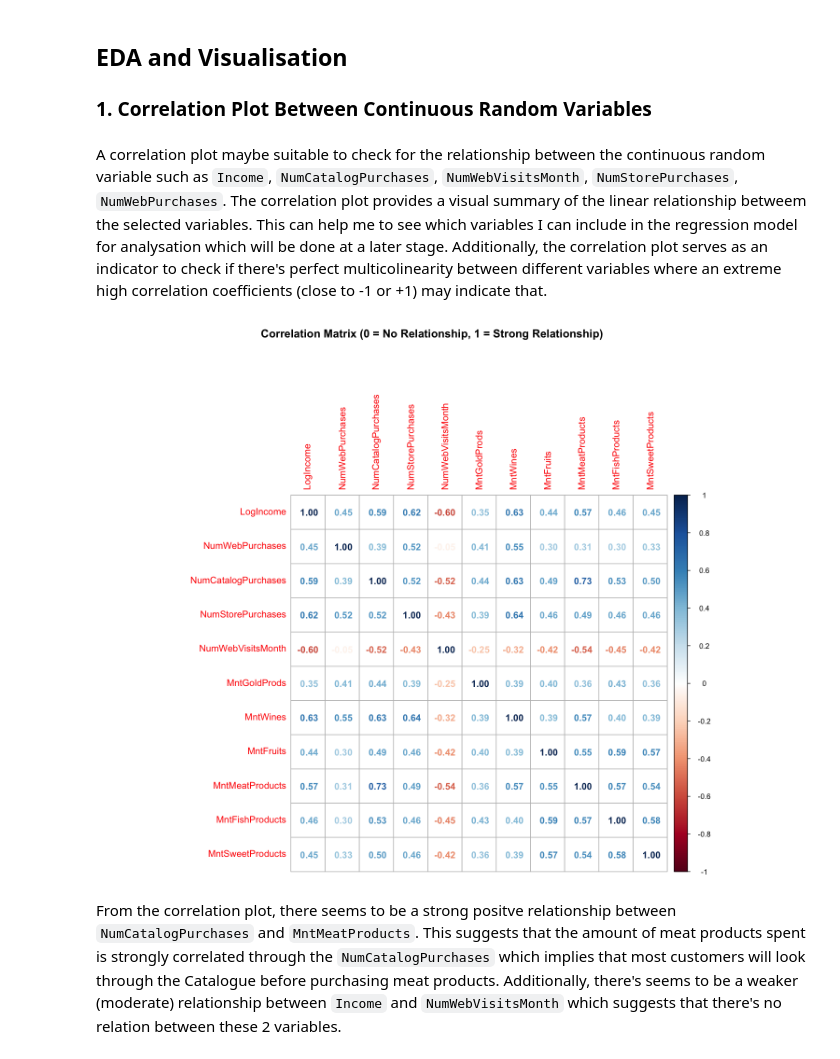
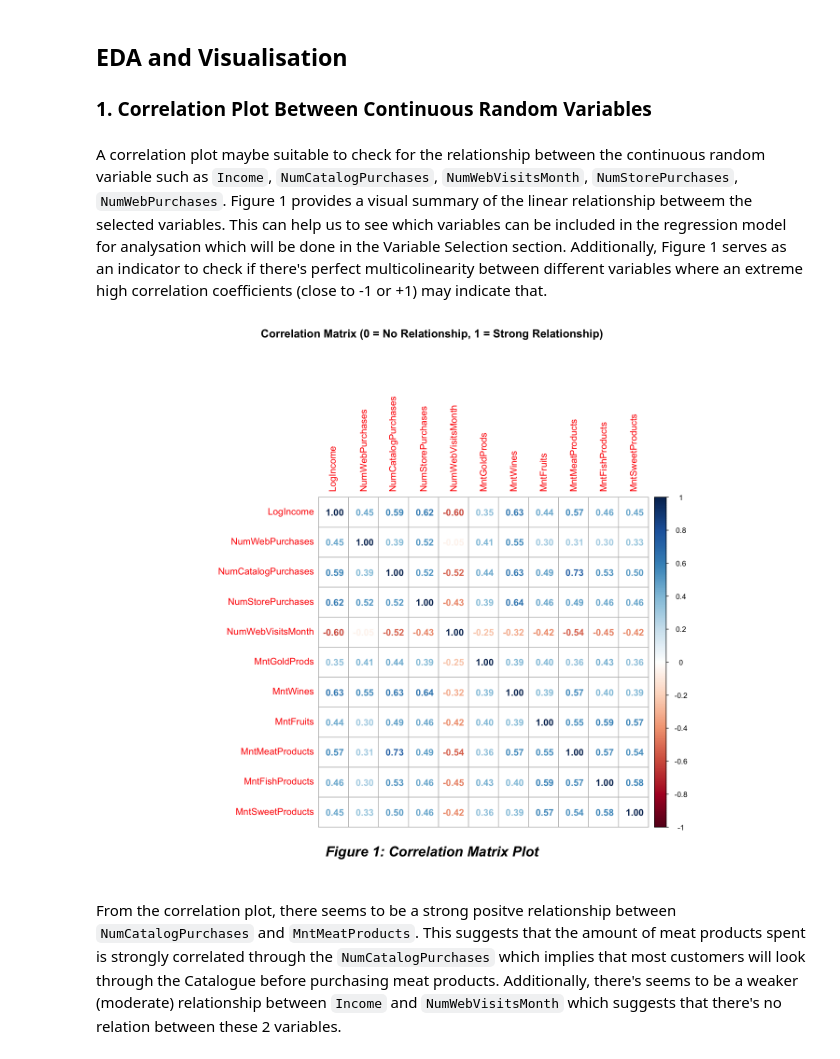
Before and after one commit to DrakenRaptor/STAT301_ProjectGrp26, a Jupyter notebook: STAT301 Grp 26 Project Final.ipynb, the cells around one changed output. Cells and saved outputs as stored; diff of their text form; code cells hidden in the pictures.

```diff
--- a/STAT301 Grp 26 Project Final.ipynb
+++ b/STAT301 Grp 26 Project Final.ipynb
@@ -310,30 +310,32 @@ A tibble: 6 × 26
 
 ### 1. Correlation Plot Between Continuous Random Variables
 # %% [markdown]
-
-A correlation plot maybe suitable to check for the relationship between the continuous random variable such as `Income`, `NumCatalogPurchases`, `NumWebVisitsMonth`, `NumStorePurchases`, `NumWebPurchases`. The correlation plot provides a visual summary of the linear relationship betweem the selected variables. This can help me to see which variables I can include in the regression model for analysation which will be done at a later stage. Additionally, the correlation plot serves as an indicator to check if there's perfect multicolinearity between different variables where an extreme high correlation coefficients (close to -1 or +1) may indicate that.
+A correlation plot maybe suitable to check for the relationship between the continuous random variable such as `Income`, `NumCatalogPurchases`, `NumWebVisitsMonth`, `NumStorePurchases`, `NumWebPurchases`. Figure 1 provides a visual summary of the linear relationship betweem the selected variables. This can help us to see which variables can be included in the regression model for analysation which will be done in the Variable Selection section. Additionally, Figure 1 serves as an indicator to check if there's perfect multicolinearity between different variables where an extreme high correlation coefficients (close to -1 or +1) may indicate that.
 # %%
 # Main developer: Eaven
 
 options(repr.plot.width = 12, repr.plot.height = 10)
 # Using correlation plot to check the relationship between the variables
 corr_plt_dat <- market_data[, c("LogIncome", "NumWebPurchases", "NumCatalogPurchases",
  "NumStorePurchases", "NumWebVisitsMonth", "MntGoldProds", "MntWines", "MntFruits",
  "MntMeatProducts", "MntFishProducts", "MntSweetProducts")] |>
 as.data.frame()
 # Ensure there are no missing values
 corr_plt_dat <- na.omit(corr_plt_dat)
 
 cor_matrix <- cor(corr_plt_dat)
 
 # Plot the correlation matrix with a title
 corrplot(cor_matrix,
          method = "number",
          addrect = 2,
          title = "Correlation Matrix (0 = No Relationship, 1 = Strong Relationship)",
-         mar = c(0, 0, 2, 0))  # Adjust margins to fit the title
+         mar = c(4, 0, 2, 0))  # Adjust margins to fit the title
+
+# Add "Figure 1" at the bottom of the plot
+mtext("Figure 1: Correlation Matrix Plot", side = 1, line = 2, cex = 1.5, font = 4)
 # %% [output]
-[figure, old version]
+[figure, new version]
 # %% [markdown]
 From the correlation plot, there seems to be a strong positve relationship between `NumCatalogPurchases` and `MntMeatProducts`. This suggests that the amount of meat products spent is strongly correlated through the `NumCatalogPurchases` which implies that most customers will look through the Catalogue before purchasing meat products. Additionally, there's seems to be a weaker (moderate) relationship between `Income` and `NumWebVisitsMonth` which suggests that there's no relation between these 2 variables.
 # %% [markdown]
```
Also changed, not shown: parts of 10 cells of this notebook.
